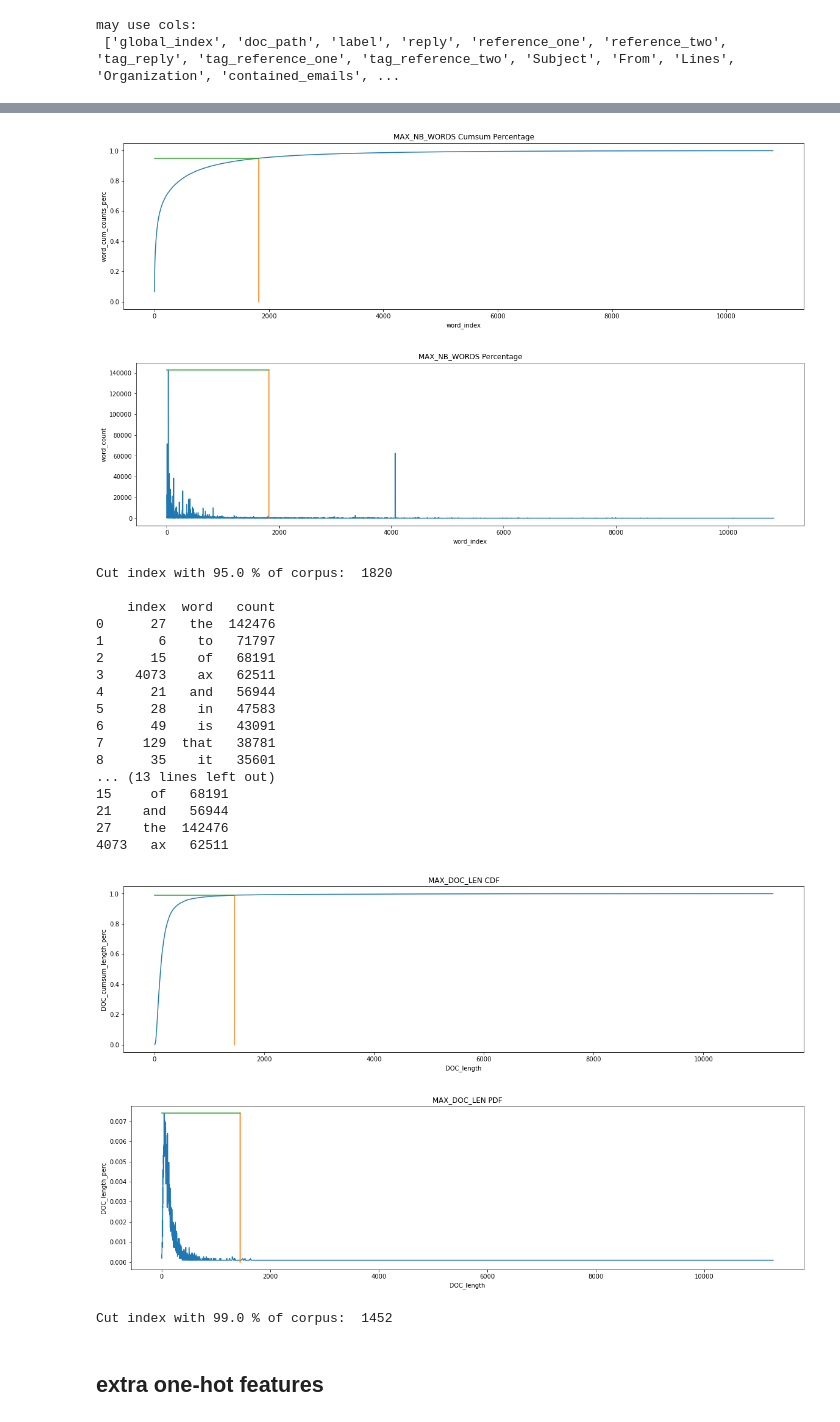
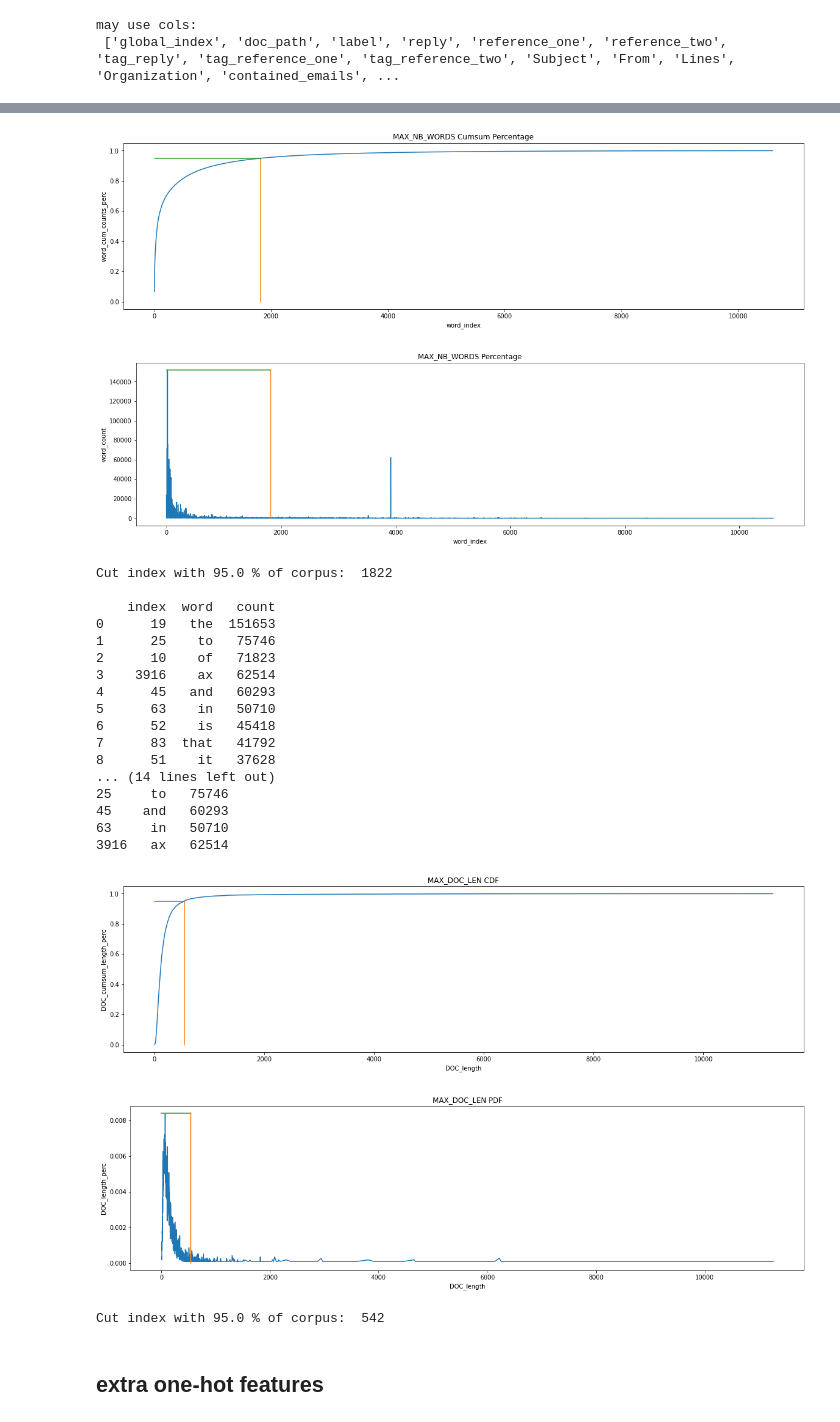
Before and after one commit to InscribeDeeper/Text-Classification, a Jupyter notebook: code/NN_based_models_DeepNN_tfidf+onehot-voc.ipynb, the cells around one changed output, grey strips where cells are left out. Cells and saved outputs as stored; diff of their text form; code cells hidden in the pictures.

```diff
--- a/code/NN_based_models_DeepNN_tfidf+onehot-voc.ipynb
+++ b/code/NN_based_models_DeepNN_tfidf+onehot-voc.ipynb
@@ -49,7 +46,7 @@ from data_utils import *
 [nltk_data]   Package words is already up-to-date!
 # %%
 train, test = load_data(only_stem_voc=True)
-# train, upsampling_info = upsampling_train(train)
+train, upsampling_info = upsampling_train(train)
 
 train_text, train_label = train_augmentation(train, select_comb=None)
 test_text, test_label = test['text'], test['label']
@@ -88,35 +85,35 @@ print(labels)
 # %%
 ####################################
 ### hyper params
 ####################################
 filters = '"#$%&()*+,-/:;<=>@[\\]^_`{|}~\t\n0123465789!.?\''
 MAX_NB_WORDS_ratio = 0.95
-MAX_DOC_LEN_ratio = 0.99
+MAX_DOC_LEN_ratio = 0.95
 MAX_NB_WORDS = eda_MAX_NB_WORDS(train_text, ratio=MAX_NB_WORDS_ratio, char_level=False, filters=filters)
 MAX_DOC_LEN = eda_MAX_DOC_LEN(train_text, ratio=MAX_DOC_LEN_ratio, char_level=False, filters=filters)
 # %% [output]
-[figure, old version]
+[figure, new version]
-[figure, old version]
+[figure, new version]
-Cut index with 95.0 % of corpus:  1820
+Cut index with 95.0 % of corpus:  1822
 
     index  word   count
-0      27   the  142476
-1       6    to   71797
-2      15    of   68191
-3    4073    ax   62511
-4      21   and   56944
-5      28    in   47583
-6      49    is   43091
-7     129  that   38781
-8      35    it   35601
-... (13 lines left out)
-15     of   68191
-21    and   56944
-27    the  142476
-4073   ax   62511
+0      19   the  151653
+1      25    to   75746
+2      10    of   71823
+3    3916    ax   62514
+4      45   and   60293
+5      63    in   50710
+6      52    is   45418
+7      83  that   41792
+8      51    it   37628
+... (14 lines left out)
+25     to   75746
+45    and   60293
+63     in   50710
+3916   ax   62514
-[figure, old version]
+[figure, new version]
-[figure, old version]
+[figure, new version]
-Cut index with 99.0 % of corpus:  1452
+Cut index with 95.0 % of corpus:  542
 # %%
 from tensorflow.keras import optimizers
 from tensorflow.keras.callbacks import ModelCheckpoint
```
Also changed, not shown: parts of 12 cells of this notebook, 11 other files.
